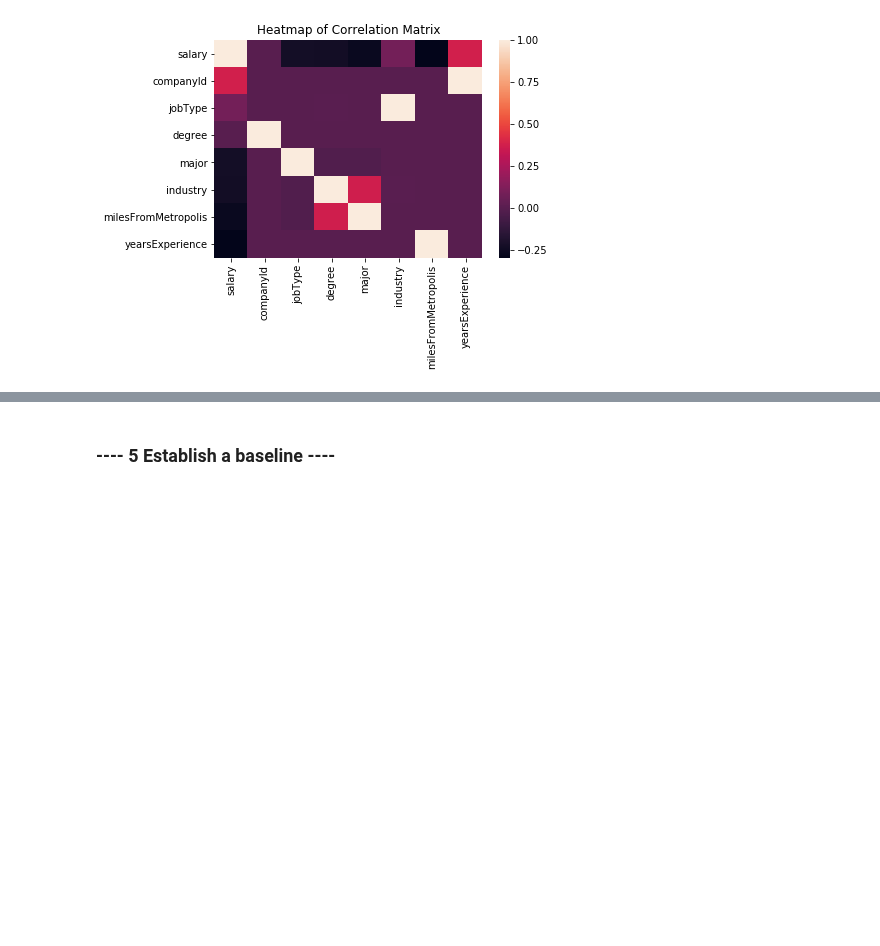
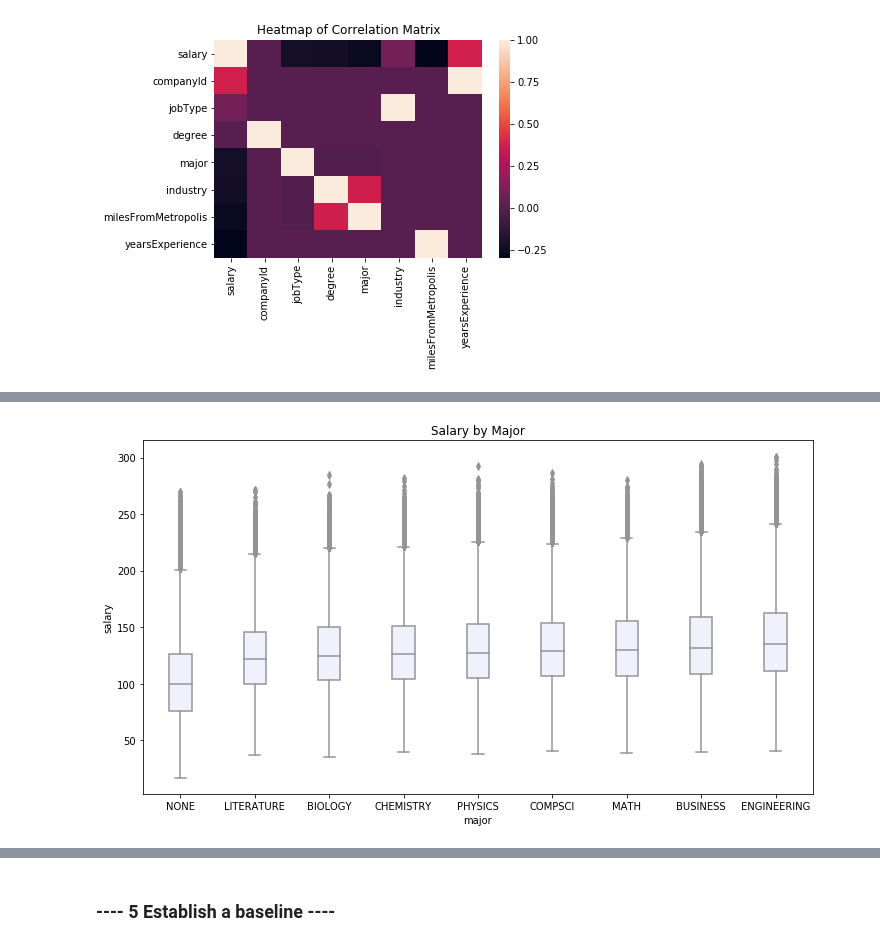
Before and after one commit to kirahman2/salarypredictionportfolio, a Jupyter notebook: Salary Prediction Notebook.ipynb, the cells around one changed output, grey strips where cells are left out. Saved outputs shown, nothing was run; the diff lists cells and outputs as text; code cells hidden in the pictures; blank space fills up the shorter version.

```diff
--- a/Salary Prediction Notebook.ipynb
+++ b/Salary Prediction Notebook.ipynb
@@ -429,0 +380,4 @@ sns.boxplot(x='industry', y='milesFromMetropolis', data=df, ax=axes[1]).set_titl
+# %%
+Boxplot(data.train_df_eda, train_target, 'major', 'Salary by Major');
+# %% [output]
+[figure, added]
```
Also changed, not shown: parts of 26 cells of this notebook.
